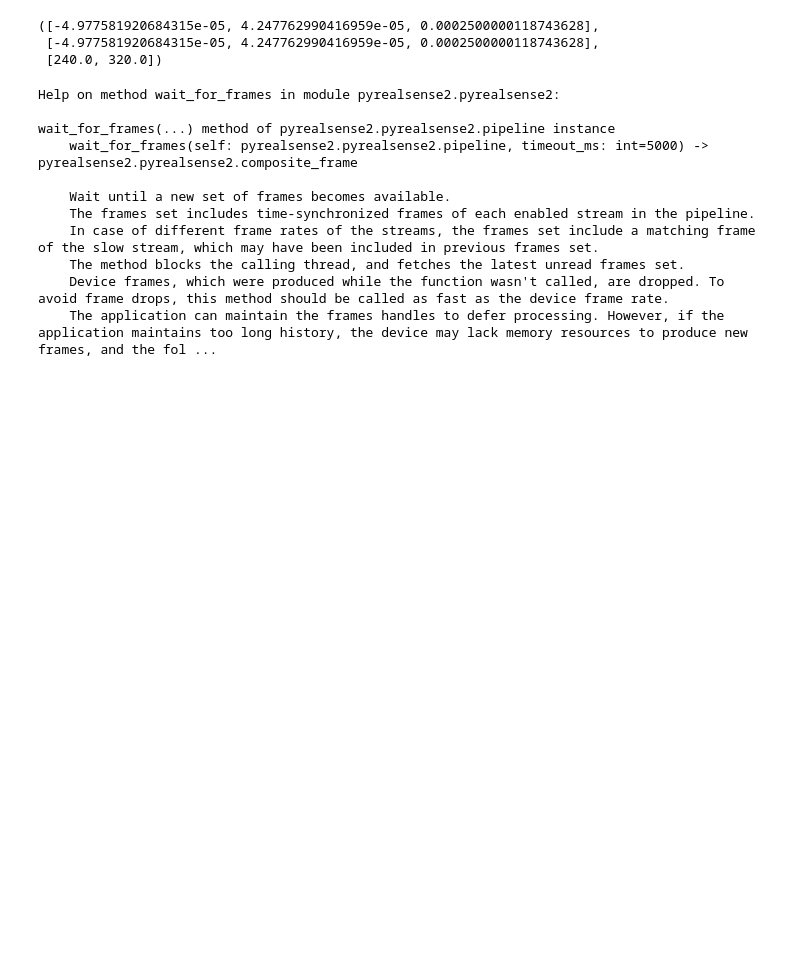
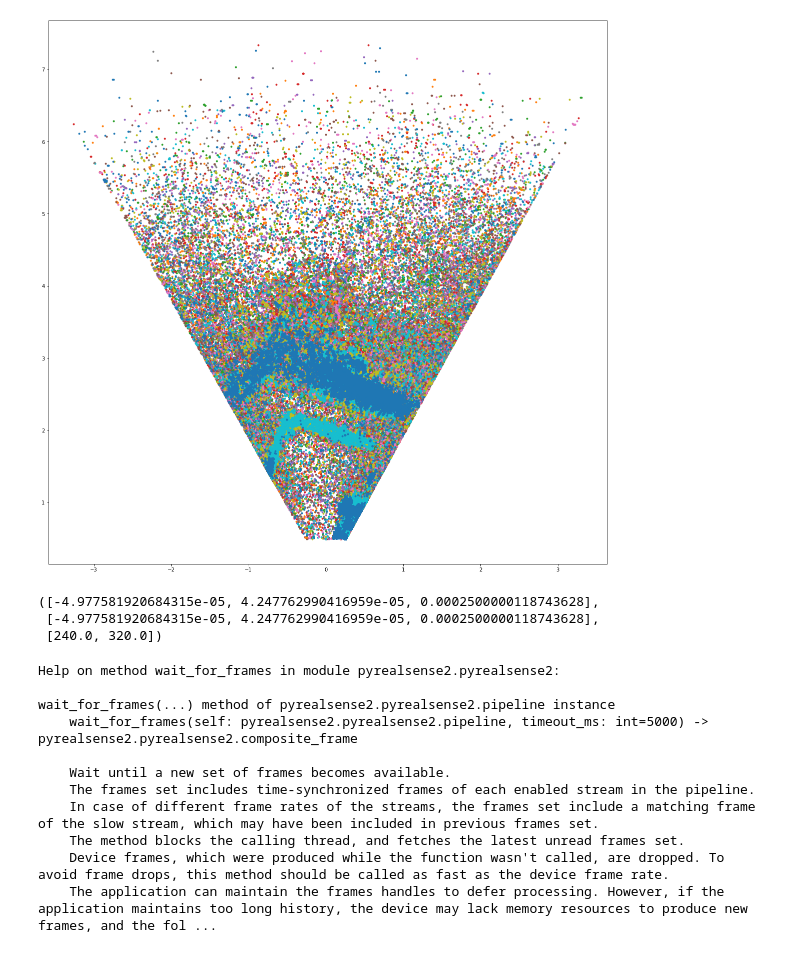
Before and after one commit to profLewis/realsense, a Jupyter notebook: lidar_control.ipynb, the cells around one changed output. Cells and saved outputs as stored; diff of their text form; code cells hidden in the pictures; blank space fills up the shorter version.

```diff
--- a/lidar_control.ipynb
+++ b/lidar_control.ipynb
@@ -24,3 +26,17 @@ metadata: {'time_of_arrival': 1595953399393, 'backend_timestamp': 1595953399358,
+# %%
+from pathlib import Path
+from glob import glob
+import numpy as np
+import pylab as plt
+
+files = glob(Path('Intel_RealSense_L515','00000000f0220140','*.npz').as_posix())
+# %%
+plt.figure(figsize=(20,20))
+for f in files:
+    l = np.load(f)
+    plt.plot(l['verts'][:,1],l['verts'][:,2],'.')
+# %% [output]
+[figure, added]
 # %%
 device = self.active_devices[0]
 
```
Also changed, not shown: parts of 1 cell of this notebook, 3 other files.
